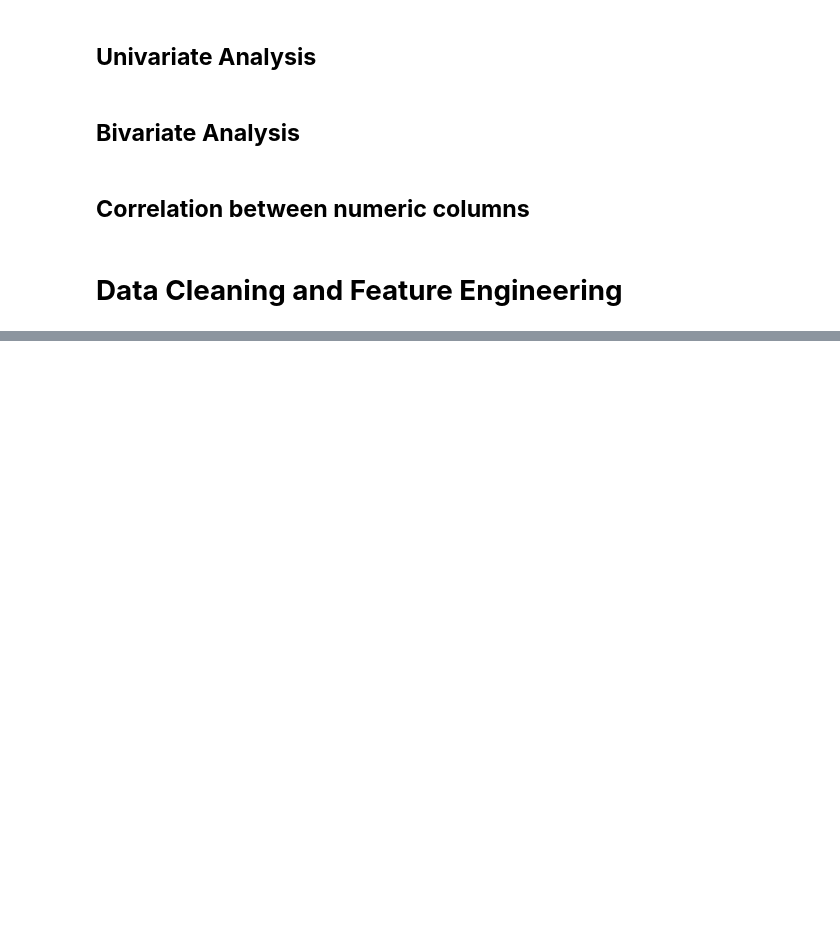
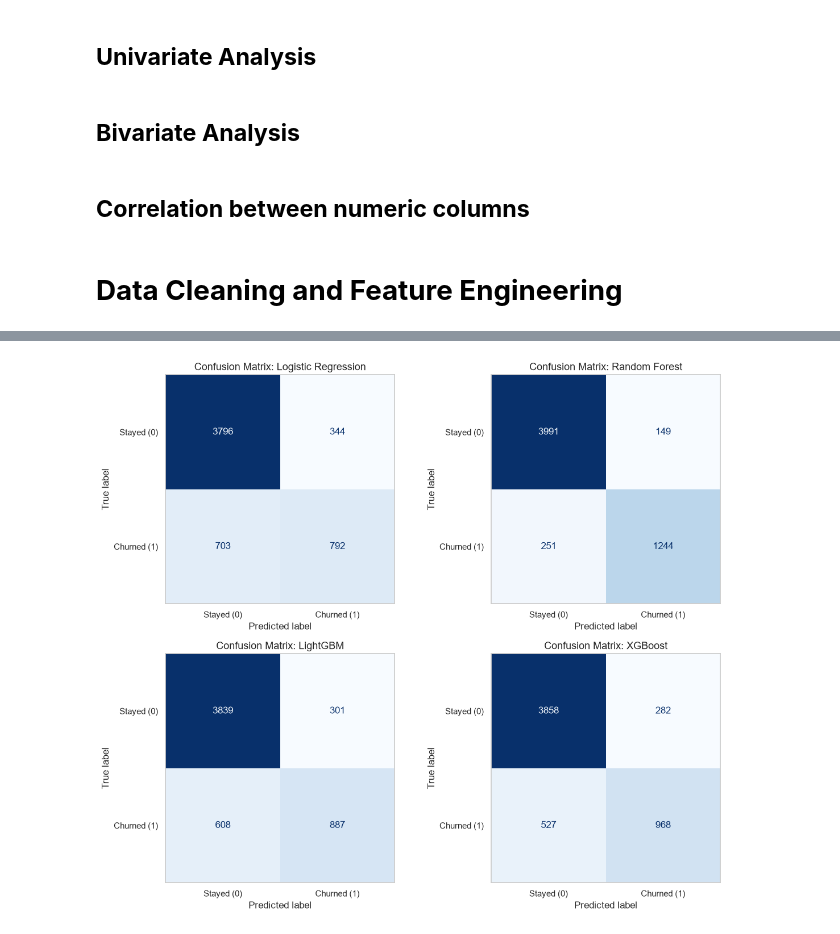
Before and after one commit to AduetDabral1/Customer-Churn, a Jupyter notebook: notebooks/EDA.ipynb, the cells around one changed output, grey strips where cells are left out. Drawn from its saved outputs; the diff is of its cells as text; code cells hidden in the pictures; blank space fills up the shorter version.

```diff
--- a/notebooks/EDA.ipynb
+++ b/notebooks/EDA.ipynb
@@ -458,0 +540,18 @@ print("=" * 65)
+# %%
+from sklearn.metrics import confusion_matrix, ConfusionMatrixDisplay
+
+fig, axes = plt.subplots(2, 2, figsize=(12, 10))
+axes = axes.flatten()
+
+for i, (name, model) in enumerate(fitted_models.items()):
+    y_pred = model.predict(X_test_processed)
+    cm = confusion_matrix(y_test, y_pred)
+    disp = ConfusionMatrixDisplay(confusion_matrix=cm, display_labels=["Stayed (0)", "Churned (1)"])
+    disp.plot(ax=axes[i], cmap="Blues", colorbar=False)
+    axes[i].set_title(f"Confusion Matrix: {name}", fontsize=13)
+    axes[i].grid(False)
+
+plt.tight_layout()
+plt.show()
+# %% [output]
+[figure, added]
```
Also changed, not shown: parts of 11 cells of this notebook, 1 other file.
